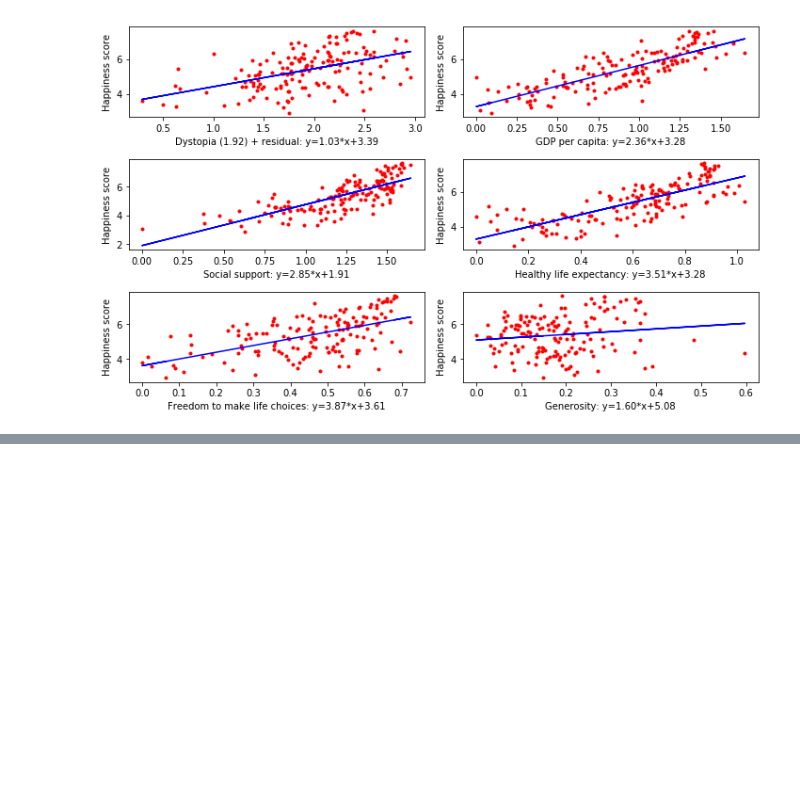
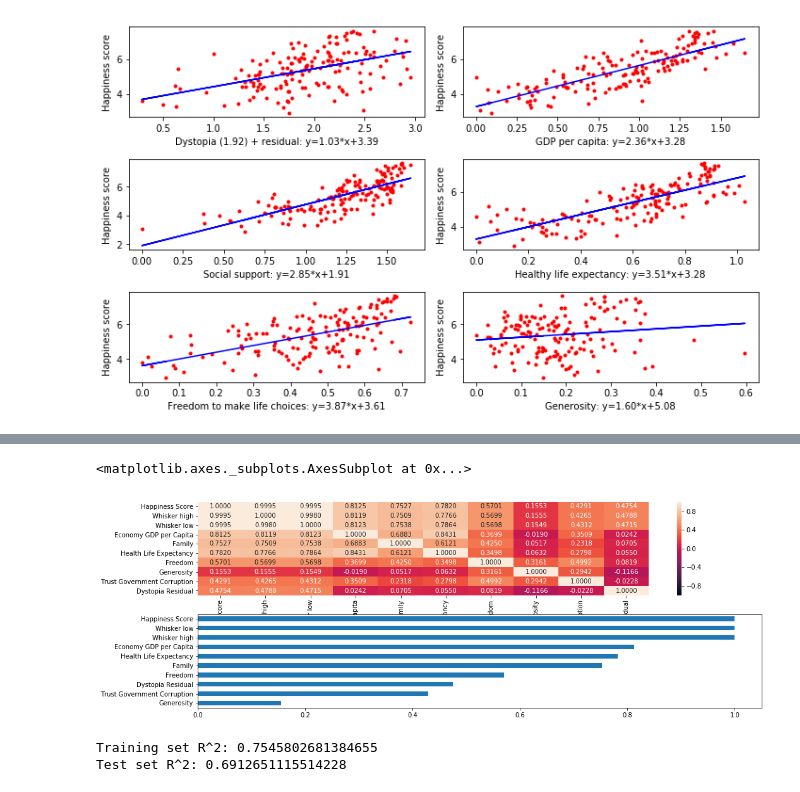
Before and after one commit to guptajay/world-happiness-report, a Jupyter notebook: project_cz1015.ipynb, the cells around one changed output, grey strips where cells are left out. Saved outputs shown, nothing was run; the diff lists cells and outputs as text; code cells hidden in the pictures; blank space fills up the shorter version.

```diff
--- a/project_cz1015.ipynb
+++ b/project_cz1015.ipynb
@@ -111,0 +239,17 @@ NameError: name 'train_test_split' is not defined
+# %%
+df2017_features = df2017.drop(['Happiness Rank'], axis=1)
+f, ax = plt.subplots(2,1, figsize=(16,16))
+sb.heatmap(df2017_features.corr(), vmin = -1, vmax=1, annot=True, fmt='.4f', ax = ax[0])
+df2017_features.corr().iloc[0,].sort_values().plot.barh(figsize=(16,6), ax=ax[1])
+# %% [output]
+<matplotlib.axes._subplots.AxesSubplot at 0x...>
+[figure, added]
+# %%
+x2017_train = df2017[['Economy GDP per Capita', 'Health Life Expectancy', 'Family']]
+y2017_train = df2017['Happiness Score']
+ridge.fit(x2017_train, y2017_train)
+print('Training set R^2:', ridge.score(x2017_train, y2017_train))
+print('Test set R^2:', ridge.score(X_test, y_test))
+# %% [output]
+Training set R^2: 0.7545802681384655
+Test set R^2: 0.6912651115514228
```
Also changed, not shown: parts of 25 cells of this notebook, 3 other files.
